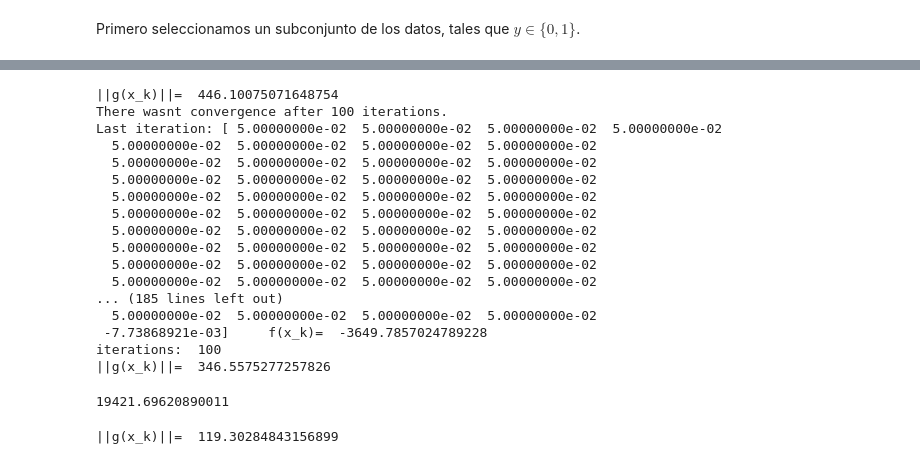
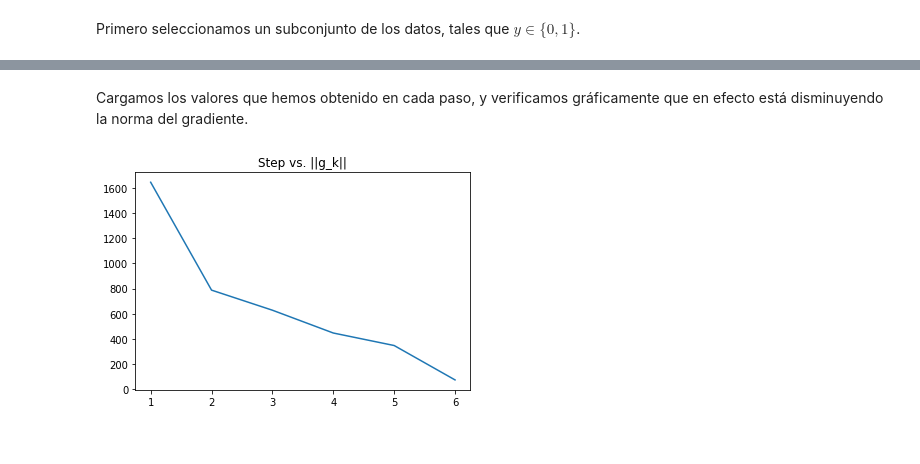
Before and after one commit to JairEsc/Mat_Apl, a Jupyter notebook: Opt_T6.ipynb, the cells around one changed output, grey strips where cells are left out. Cells and saved outputs as stored; diff of their text form; code cells hidden in the pictures.

```diff
--- a/Opt_T6.ipynb
+++ b/Opt_T6.ipynb
@@ -87,11 +87,11 @@ y=train[1][train[1]<2]
 x=train[0][train[1]<2]
 
 np.random.seed(0)
-x=x[np.random.randint(0,len(x),100)]
+x=x[np.random.randint(0,len(x),50)]
 np.random.seed(0)
-y=y[np.random.randint(0,len(x),100)]
+y=y[np.random.randint(0,len(x),50)]
 n=len(x)
-x_plus=np.c_[x,np.ones(n)]
+x_plus=np.c_[x,np.ones(n)]#Matriz aumentada, agregamos un 1 a cada vector x_i
 # %%
 def common_exp(i,b,b_0):
     u=np.dot(x[i],b)
@@ -302,35 +138,25 @@ Last iteration: [ 0.05        0.05        0.05        0.05        0.05        0.
+# %% [markdown]
+Cargamos los valores que hemos obtenido en cada paso, y verificamos gráficamente que en efecto está disminuyendo la norma del gradiente.
 # %%
 y=train[1][train[1]<2]
 x=train[0][train[1]<2]
-
 np.random.seed(0)
 x=x[np.random.randint(0,len(x),5000)]
 np.random.seed(0)
 y=y[np.random.randint(0,len(x),5000)]
 n=len(x)
 x_plus=np.c_[x,np.ones(n)]
-print("||g(x_k)||= ", np.linalg.norm(grad_h(loc_min26)))
-loc_min27=Steepest_descent(x_0=loc_min26,f=h,grad_f=grad_h,Hessian_f=Hessian_h,tol_grad=0.001,max_iter=100,pr='True')
-print("||g(x_k)||= ", np.linalg.norm(grad_h(loc_min27)))
+b_1=np.loadtxt("b_checkpoints1.txt", skiprows=1)
+b_2=np.loadtxt("b_checkpoints2.txt", skiprows=1)
+b_3=np.loadtxt("b_checkpoints3.txt", skiprows=1)
+b_4=np.loadtxt("b_checkpoints4.txt", skiprows=1)
+b_5=np.loadtxt("b_checkpoints5.txt", skiprows=1)
+b_6=np.loadtxt("b_checkpoints6.txt", skiprows=1)
+u=[]
+for v in [b_1,b_2,b_3,b_4,b_5,b_6]:
+    u.append(np.linalg.norm(grad_h(v)))
+plt.plot([1,2,3,4,5,6], u)
+plt.title('Step vs. ||g_k||')
+plt.show()
 # %% [output]
-||g(x_k)||=  446.10075071648754
-There wasnt convergence after 100 iterations.
-Last iteration: [ 5.00000000e-02  5.00000000e-02  5.00000000e-02  5.00000000e-02
-  5.00000000e-02  5.00000000e-02  5.00000000e-02  5.00000000e-02
-  5.00000000e-02  5.00000000e-02  5.00000000e-02  5.00000000e-02
-  5.00000000e-02  5.00000000e-02  5.00000000e-02  5.00000000e-02
-  5.00000000e-02  5.00000000e-02  5.00000000e-02  5.00000000e-02
-  5.00000000e-02  5.00000000e-02  5.00000000e-02  5.00000000e-02
-  5.00000000e-02  5.00000000e-02  5.00000000e-02  5.00000000e-02
-  5.00000000e-02  5.00000000e-02  5.00000000e-02  5.00000000e-02
-  5.00000000e-02  5.00000000e-02  5.00000000e-02  5.00000000e-02
-  5.00000000e-02  5.00000000e-02  5.00000000e-02  5.00000000e-02
-... (185 lines left out)
-  5.00000000e-02  5.00000000e-02  5.00000000e-02  5.00000000e-02
- -7.73868921e-03]     f(x_k)=  -3649.7857024789228
-iterations:  100
-||g(x_k)||=  346.5575277257826
+[figure, added]
-# %%
-np.linalg.norm(grad_h(loc_min25))
-# %% [output]
-19421.69620890011
@@ -339,4 +162,0 @@ bbb=np.loadtxt("b_100.txt",skiprows=1)
-# %%
-print("||g(x_k)||= ", np.linalg.norm(grad_h(bbb)))
-# %% [output]
-||g(x_k)||=  119.30284843156899
```
Also changed, not shown: parts of 17 cells of this notebook.
